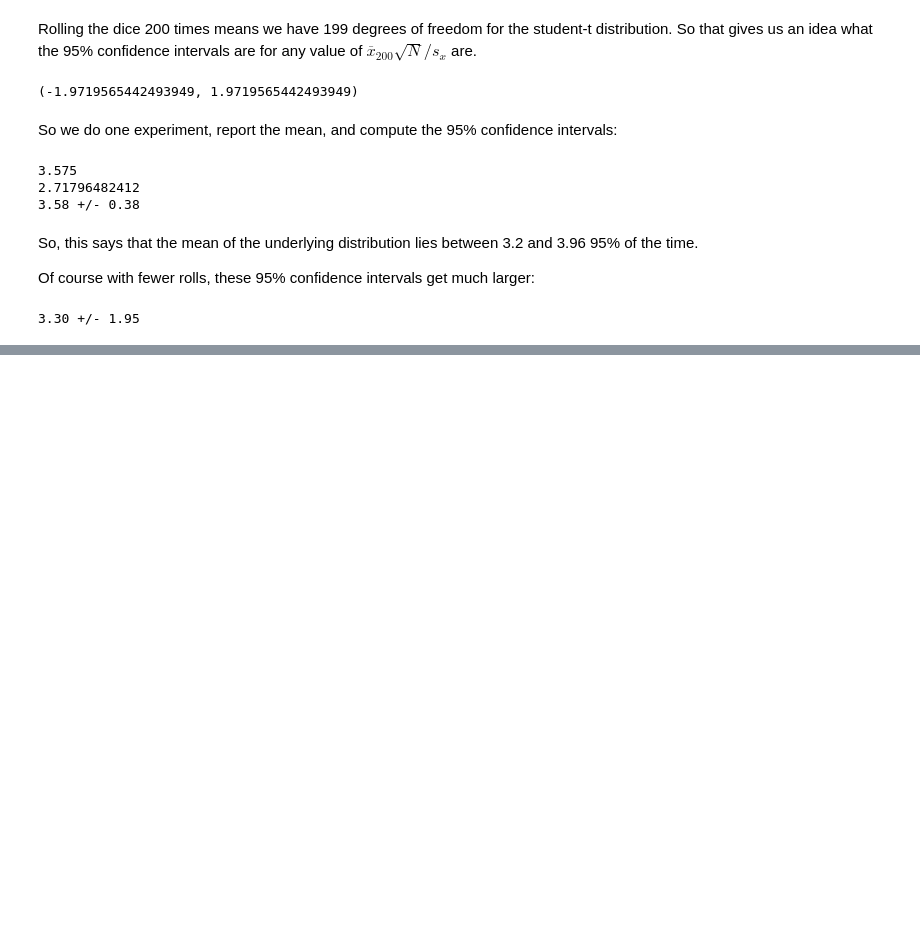
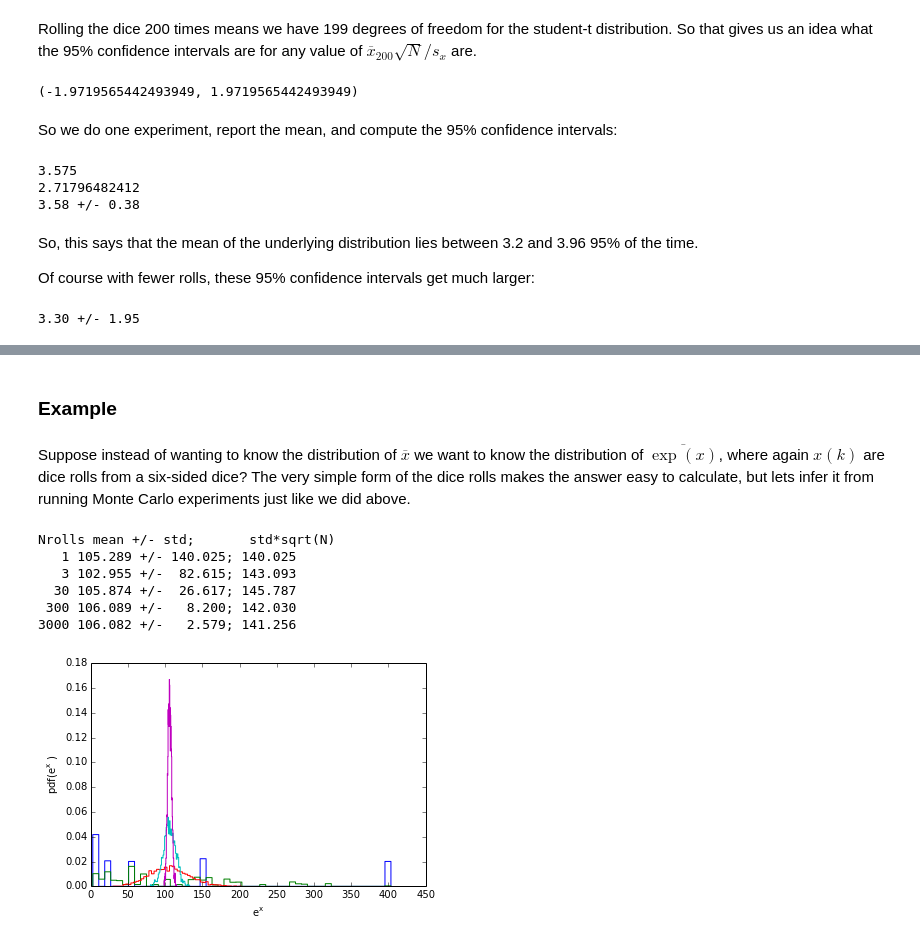
Before and after one commit to jklymak/Phy411, a Jupyter notebook: lectures/Lecture-01-Statistics-of-Random-Variables.ipynb, the cells around one changed output, grey strips where cells are left out. Saved outputs shown, nothing was run; the diff lists cells and outputs as text; code cells hidden in the pictures; blank space fills up the shorter version.

```diff
--- a/lectures/Lecture-01-Statistics-of-Random-Variables.ipynb
+++ b/lectures/Lecture-01-Statistics-of-Random-Variables.ipynb
@@ -686,0 +692,23 @@ print '%1.2f +/- %1.2f'%(xbar,inter)
+# %% [markdown]
+### Example
+# %% [markdown]
+Suppose instead of wanting to know the distribution of $\overline{x}$ we want to know the distribution of $\overline{\exp(x)}$, where again $x(k)$ are dice rolls from a six-sided dice?  The very simple form of the dice rolls makes the answer easy to calculate, but lets infer it from running Monte Carlo experiments just like we did above.
+# %%
+fig,ax=plt.subplots(1,1)
+print 'Nrolls mean +/- std;       std*sqrt(N)'
+for Nrolls in [1,3,30,300,3000]:
+    xx = getRollsExpt(Nrolls,2000)
+    means = np.mean(exp(xx),axis=1)
+
+    ax.hist(means,50,histtype='step',normed=True)
+    print '%4d %1.3f +/- %7.3f; %5.3f'%(Nrolls,np.mean(means),sqrt(np.var(means)),
+                                    sqrt(Nrolls*np.var(means)))
+ax.set_xlabel('$e^x$');ax.set_ylabel('$pdf(e^x$)');
+# %% [output]
+Nrolls mean +/- std;       std*sqrt(N)
+   1 105.289 +/- 140.025; 140.025
+   3 102.955 +/-  82.615; 143.093
+  30 105.874 +/-  26.617; 145.787
+ 300 106.089 +/-   8.200; 142.030
+3000 106.082 +/-   2.579; 141.256
+[figure, added]
```
Also changed, not shown: parts of 3 cells of this notebook, 7 other files.
